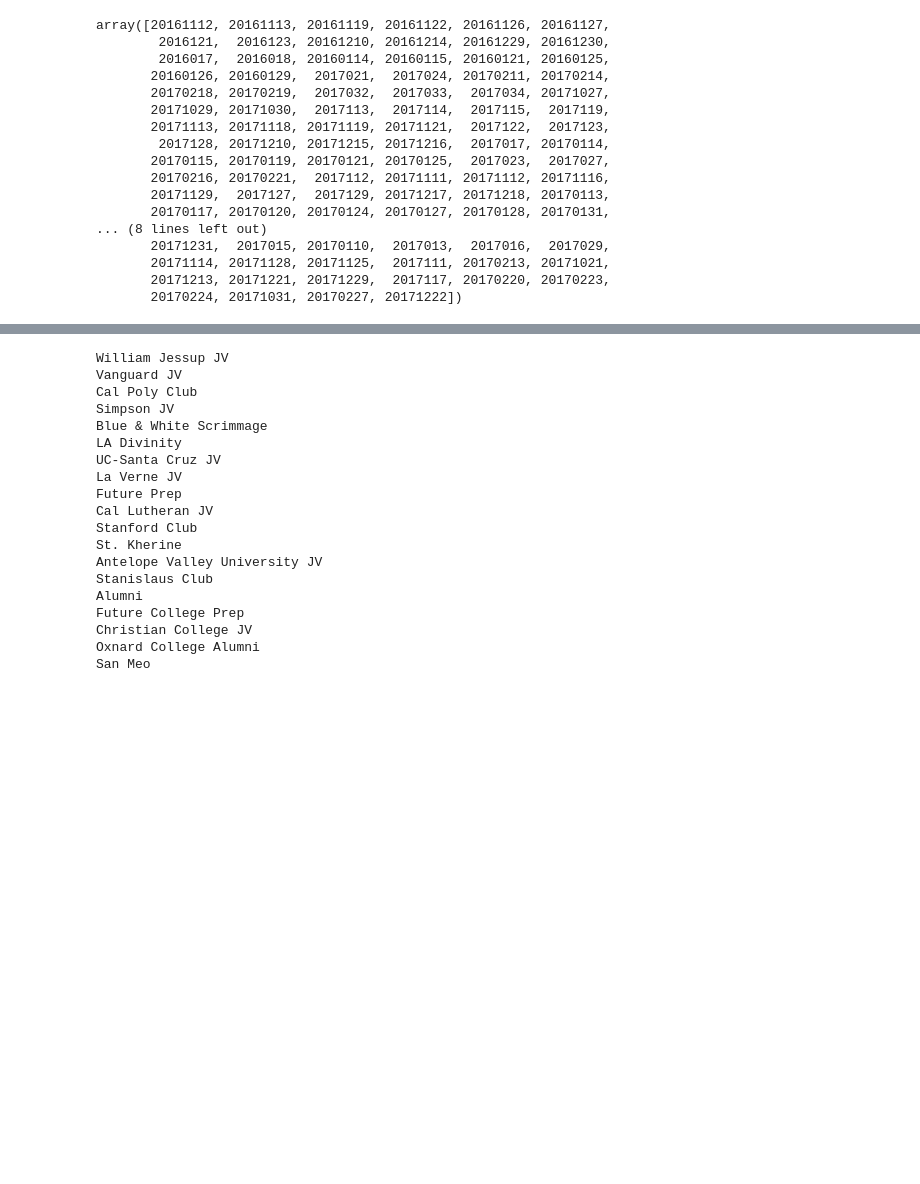
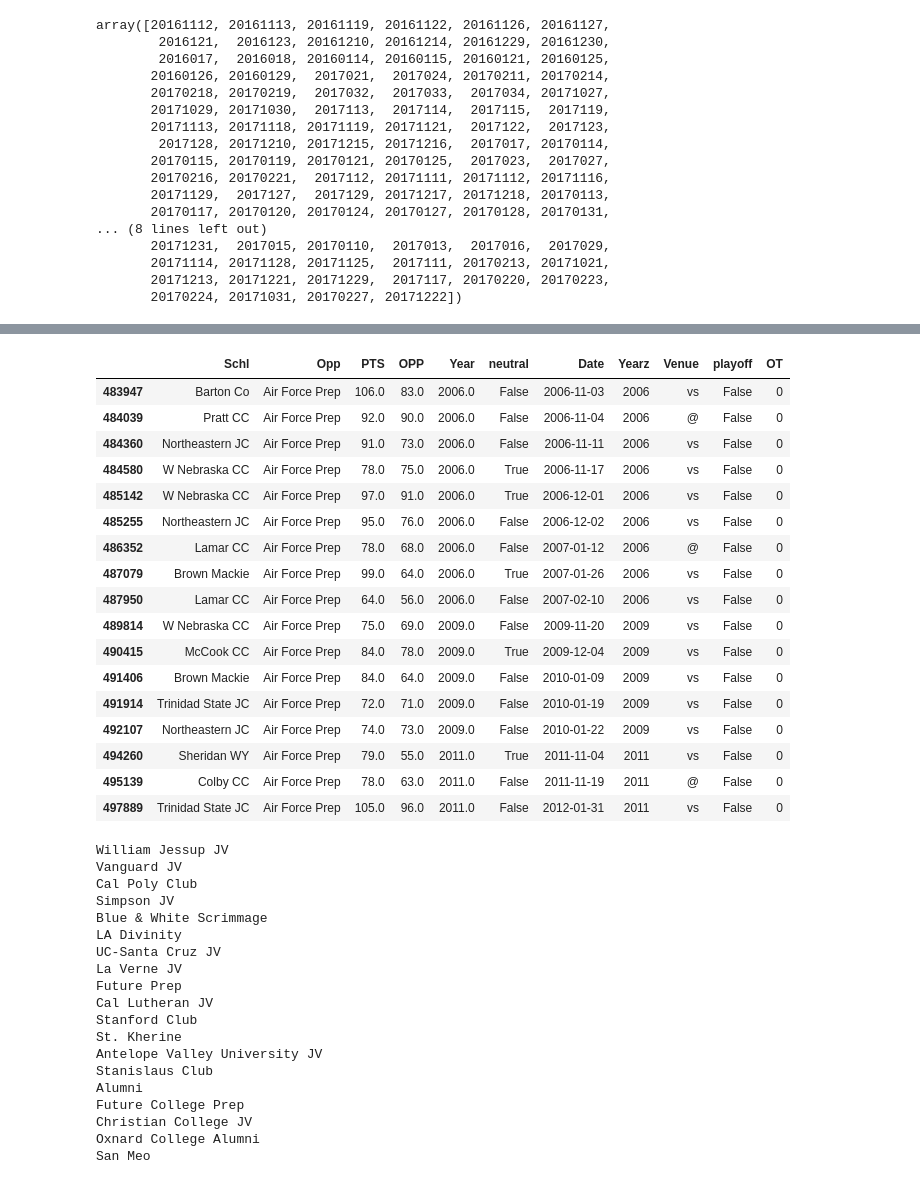
Before and after one commit to easella/ncaabelos, a Jupyter notebook: ncaab-for-free.ipynb, the cells around one changed output, grey strips where cells are left out. Cells and saved outputs as stored; diff of their text form; code cells hidden in the pictures; blank space fills up the shorter version.

```diff
--- a/ncaab-for-free.ipynb
+++ b/ncaab-for-free.ipynb
@@ -2849,3 +2954,24 @@ Finger Lakes CC
+# %%
+df22[df22.Opp=='Air Force Prep']
+# %% [output]
+|  | Schl | Opp | PTS | OPP | Year | neutral | Date | Yearz | Venue | playoff | OT |
+| 483947 | Barton Co | Air Force Prep | 106.0 | 83.0 | 2006.0 | False | 2006-11-03 | 2006 | vs | False | 0 |
+| 484039 | Pratt CC | Air Force Prep | 92.0 | 90.0 | 2006.0 | False | 2006-11-04 | 2006 | @ | False | 0 |
+| 484360 | Northeastern JC | Air Force Prep | 91.0 | 73.0 | 2006.0 | False | 2006-11-11 | 2006 | vs | False | 0 |
+| 484580 | W Nebraska CC | Air Force Prep | 78.0 | 75.0 | 2006.0 | True | 2006-11-17 | 2006 | vs | False | 0 |
+| 485142 | W Nebraska CC | Air Force Prep | 97.0 | 91.0 | 2006.0 | True | 2006-12-01 | 2006 | vs | False | 0 |
+| 485255 | Northeastern JC | Air Force Prep | 95.0 | 76.0 | 2006.0 | False | 2006-12-02 | 2006 | vs | False | 0 |
+| 486352 | Lamar CC | Air Force Prep | 78.0 | 68.0 | 2006.0 | False | 2007-01-12 | 2006 | @ | False | 0 |
+| 487079 | Brown Mackie | Air Force Prep | 99.0 | 64.0 | 2006.0 | True | 2007-01-26 | 2006 | vs | False | 0 |
+| 487950 | Lamar CC | Air Force Prep | 64.0 | 56.0 | 2006.0 | False | 2007-02-10 | 2006 | vs | False | 0 |
+| 489814 | W Nebraska CC | Air Force Prep | 75.0 | 69.0 | 2009.0 | False | 2009-11-20 | 2009 | vs | False | 0 |
+| 490415 | McCook CC | Air Force Prep | 84.0 | 78.0 | 2009.0 | True | 2009-12-04 | 2009 | vs | False | 0 |
+| 491406 | Brown Mackie | Air Force Prep | 84.0 | 64.0 | 2009.0 | False | 2010-01-09 | 2009 | vs | False | 0 |
+| 491914 | Trinidad State JC | Air Force Prep | 72.0 | 71.0 | 2009.0 | False | 2010-01-19 | 2009 | vs | False | 0 |
+| 492107 | Northeastern JC | Air Force Prep | 74.0 | 73.0 | 2009.0 | False | 2010-01-22 | 2009 | vs | False | 0 |
+| 494260 | Sheridan WY | Air Force Prep | 79.0 | 55.0 | 2011.0 | True | 2011-11-04 | 2011 | vs | False | 0 |
+| 495139 | Colby CC | Air Force Prep | 78.0 | 63.0 | 2011.0 | False | 2011-11-19 | 2011 | @ | False | 0 |
+| 497889 | Trinidad State JC | Air Force Prep | 105.0 | 96.0 | 2011.0 | False | 2012-01-31 | 2011 | vs | False | 0 |
 # %%
 mf=['2012cccaascores.csv','2014cccaascores.csv','2019cccaascores.csv']
 arr=[]
```
Also changed, not shown: parts of 18 cells of this notebook.
